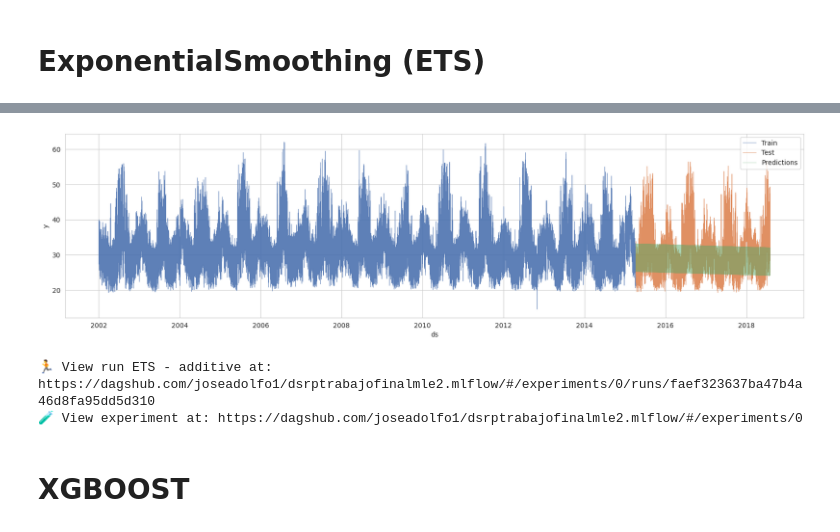
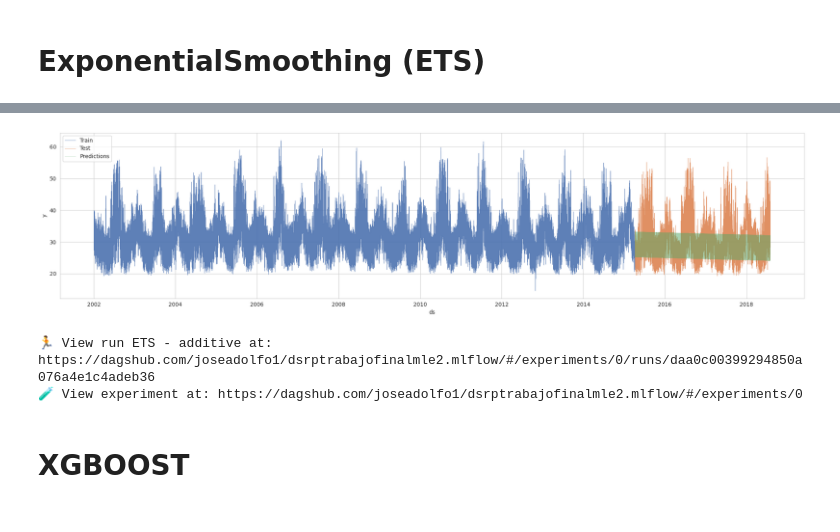
Before and after one commit to joseadolfo1/dsrptrabajofinalmle2, a Jupyter notebook: notebooks/Demo.ipynb, the cells around one changed output, grey strips where cells are left out. Saved outputs shown, nothing was run; the diff lists cells and outputs as text; code cells hidden in the pictures.

```diff
--- a/notebooks/Demo.ipynb
+++ b/notebooks/Demo.ipynb
@@ -137,13 +136,17 @@ with mlflow.start_run(run_name="Prophet - multiplicative") as run:
     mlflow.log_metric("MSE", mse)
     mlflow.log_metric("RMSE", rmse)
 
+    fig, ax = plt.subplots(figsize=(20, 5))
+
     sns.set_style("whitegrid")
     sns.set_palette("deep")
-    plt.figure(figsize=(20, 5))
 
-    sns.lineplot(x='ds', y='y', data=train, label='Train', linewidth=0.5, alpha=0.90)
-    sns.lineplot(x='ds', y='y', data=test, label='Test', linewidth=0.5, alpha=0.90)
-    sns.lineplot(x=test['ds'], y=y_pred, label='Predictions', linewidth=0.5, alpha=0.50)
-    mlflow.log_figure(plt.gcf(), "Prophet_multiplicative.png")
+    sns.lineplot(x='ds', y='y', data=train, label='Train', linewidth=0.5, alpha=0.90, ax=ax)
+    sns.lineplot(x='ds', y='y', data=test, label='Test', linewidth=0.5, alpha=0.90, ax=ax)
+    sns.lineplot(x=test['ds'], y=y_pred, label='Predictions', linewidth=0.5, alpha=0.50, ax=ax)
+    plt.tight_layout()
+    save_figure(fig, name="Prophet_multiplicative.png")
+    mlflow.log_figure(fig, "Prophet_multiplicative.png")
     plt.show()
+    plt.close(fig)
 # %% [output]
@@ -187,13 +191,17 @@ with mlflow.start_run(run_name="Prophet - additive") as run:
     mlflow.log_metric("MSE", mse)
     mlflow.log_metric("RMSE", rmse)
 
+    fig, ax = plt.subplots(figsize=(20, 5))
+
     sns.set_style("whitegrid")
     sns.set_palette("deep")
-    plt.figure(figsize=(20, 5))
 
-    sns.lineplot(x='ds', y='y', data=train, label='Train', linewidth=0.5, alpha=0.90)
-    sns.lineplot(x='ds', y='y', data=test, label='Test', linewidth=0.5, alpha=0.90)
-    sns.lineplot(x=test['ds'], y=y_pred, label='Predictions', linewidth=0.5, alpha=0.50)
-    mlflow.log_figure(plt.gcf(), "Prophet_additive.png")
+    sns.lineplot(x='ds', y='y', data=train, label='Train', linewidth=0.5, alpha=0.90, ax=ax)
+    sns.lineplot(x='ds', y='y', data=test, label='Test', linewidth=0.5, alpha=0.90, ax=ax)
+    sns.lineplot(x=test['ds'], y=y_pred, label='Predictions', linewidth=0.5, alpha=0.50, ax=ax)
+    plt.tight_layout()
+    save_figure(fig, name="Prophet_additive.png")
+    mlflow.log_figure(fig, "Prophet_additive.png")
     plt.show()
+    plt.close(fig)
 # %% [output]
@@ -231,15 +240,18 @@ with mlflow.start_run(run_name="ETS - additive") as run:
     mlflow.log_metric("MSE", mse)
     mlflow.log_metric("RMSE", rmse)
 
+    fig, ax = plt.subplots(figsize=(20, 5))
+
     sns.set_style("whitegrid")
     sns.set_palette("deep")
-    plt.figure(figsize=(20, 5))
 
-    sns.lineplot(x='ds', y='y', data=train, label='Train', linewidth=0.5, alpha=0.90)
-    sns.lineplot(x='ds', y='y', data=test, label='Test', linewidth=0.5, alpha=0.90)
-    sns.lineplot(x=test['ds'], y=predictions, label='Predictions', linewidth=0.5, alpha=0.50)
 
+    sns.lineplot(x='ds', y='y', data=train, label='Train', linewidth=0.5, alpha=0.90, ax=ax)
+    sns.lineplot(x='ds', y='y', data=test, label='Test', linewidth=0.5, alpha=0.90, ax=ax)
+    sns.lineplot(x=test['ds'], y=predictions, label='Predictions', linewidth=0.5, alpha=0.50, ax=ax)
+    plt.tight_layout()
+    save_figure(fig, name="ETS_additive.png")
     mlflow.log_figure(plt.gcf(), "ETS_additive.png")
-
     plt.show()
+    plt.close(fig)
 # %% [output]
@@ -254,5 +267,5 @@ with mlflow.start_run(run_name="ETS - additive") as run:
-[figure, old version]
+[figure, new version]
-🏃 View run ETS - additive at: https://dagshub.com/joseadolfo1/dsrptrabajofinalmle2.mlflow/#/experiments/0/runs/faef323637ba47b4a46d8fa95dd5d310
+🏃 View run ETS - additive at: https://dagshub.com/joseadolfo1/dsrptrabajofinalmle2.mlflow/#/experiments/0/runs/daa0c00399294850a076a4e1c4adeb36
 🧪 View experiment at: https://dagshub.com/joseadolfo1/dsrptrabajofinalmle2.mlflow/#/experiments/0
 # %% [markdown]
 # XGBOOST
```
Also changed, not shown: parts of 8 cells of this notebook, 9 other files.
